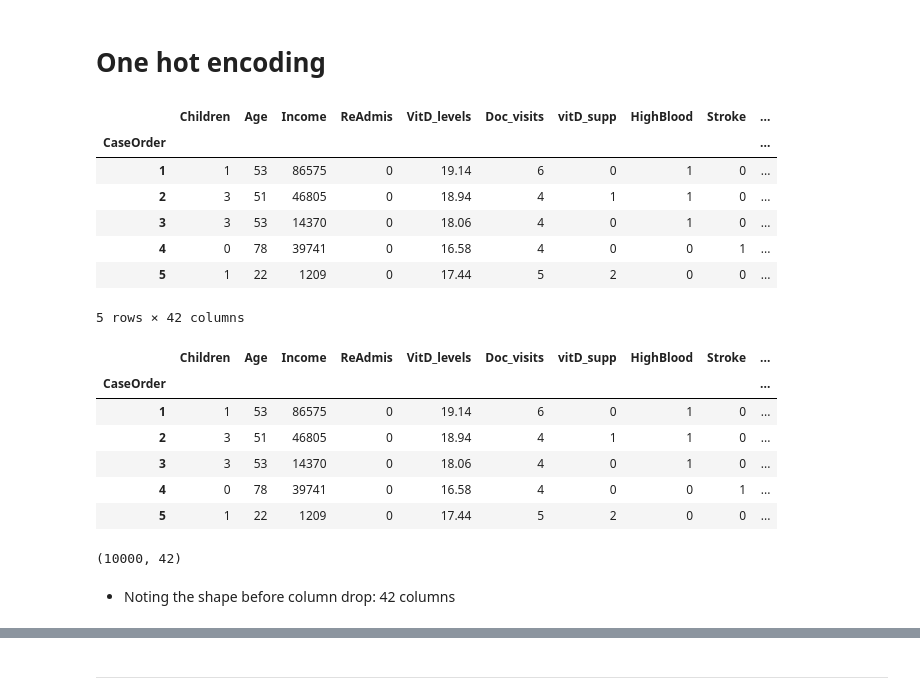
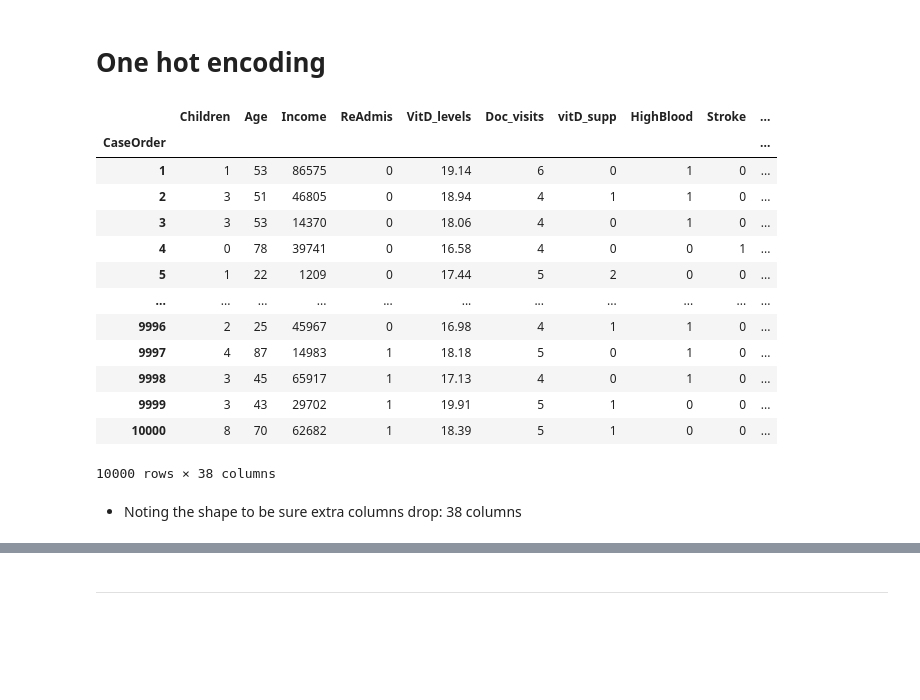
Before and after one commit to vertigoa/master, a Jupyter notebook: d208_task_1cd.ipynb, the cells around one changed output, grey strips where cells are left out. Saved outputs shown, nothing was run; the diff lists cells and outputs as text; code cells hidden in the pictures; blank space fills up the shorter version.

```diff
--- a/d208_task_1cd.ipynb
+++ b/d208_task_1cd.ipynb
@@ -166,30 +175,28 @@ df
 # %% [markdown]
 # One hot encoding
 # %%
-
-# Using get_dummies to convert nominal variables to 1 and 0 for one-hot encoding
+# Using get_dummies to convert nominal variables to 1 and 0 for one-hot encoding and drop the first column to avoid multicollinearity.
 nominal_vars = ['Area', 'Marital', 'Gender', 'Initial_admin']
-df_encoded = pd.get_dummies(df, columns=nominal_vars, dtype=int)
+df_encoded = pd.get_dummies(df, columns=nominal_vars, dtype=int, drop_first=True)
-# %% [output]
-|  | Children | Age | Income | ReAdmis | VitD_levels | Doc_visits | vitD_supp | HighBlood | Stroke | ... |
-| CaseOrder |  |  |  |  |  |  |  |  |  | ... |
-| 1 | 1 | 53 | 86575 | 0 | 19.14 | 6 | 0 | 1 | 0 | ... |
-| 2 | 3 | 51 | 46805 | 0 | 18.94 | 4 | 1 | 1 | 0 | ... |
-| 3 | 3 | 53 | 14370 | 0 | 18.06 | 4 | 0 | 1 | 0 | ... |
-| 4 | 0 | 78 | 39741 | 0 | 16.58 | 4 | 0 | 0 | 1 | ... |
-| 5 | 1 | 22 | 1209 | 0 | 17.44 | 5 | 2 | 0 | 0 | ... |
-5 rows × 42 columns
 # %%
-
 # Show the head of the encoded DataFrame
 pd.set_option('display.max_columns', None)
-df_encoded.head()
+df_encoded
 # %% [output]
 |  | Children | Age | Income | ReAdmis | VitD_levels | Doc_visits | vitD_supp | HighBlood | Stroke | ... |
 | CaseOrder |  |  |  |  |  |  |  |  |  | ... |
 | 1 | 1 | 53 | 86575 | 0 | 19.14 | 6 | 0 | 1 | 0 | ... |
 | 2 | 3 | 51 | 46805 | 0 | 18.94 | 4 | 1 | 1 | 0 | ... |
 | 3 | 3 | 53 | 14370 | 0 | 18.06 | 4 | 0 | 1 | 0 | ... |
 | 4 | 0 | 78 | 39741 | 0 | 16.58 | 4 | 0 | 0 | 1 | ... |
 | 5 | 1 | 22 | 1209 | 0 | 17.44 | 5 | 2 | 0 | 0 | ... |
+| ... | ... | ... | ... | ... | ... | ... | ... | ... | ... | ... |
+| 9996 | 2 | 25 | 45967 | 0 | 16.98 | 4 | 1 | 1 | 0 | ... |
+| 9997 | 4 | 87 | 14983 | 1 | 18.18 | 5 | 0 | 1 | 0 | ... |
+| 9998 | 3 | 45 | 65917 | 1 | 17.13 | 4 | 0 | 1 | 0 | ... |
+| 9999 | 3 | 43 | 29702 | 1 | 19.91 | 5 | 1 | 0 | 0 | ... |
+| 10000 | 8 | 70 | 62682 | 1 | 18.39 | 5 | 1 | 0 | 0 | ... |
+10000 rows × 38 columns
+# %% [markdown]
+- Noting the shape to be sure extra columns drop: 38 columns
 # %%
@@ -197,7 +204,0 @@ df_encoded.to_csv('df_encoded.csv', index='CaseOrder')
-# %%
-df_encoded = pd.read_csv('df_encoded.csv', index_col=0)
-df_encoded.shape
-# %% [output]
-(10000, 42)
-# %% [markdown]
-- Noting the shape before column drop: 42 columns
```
Also changed, not shown: parts of 18 cells of this notebook, 3 other files.
